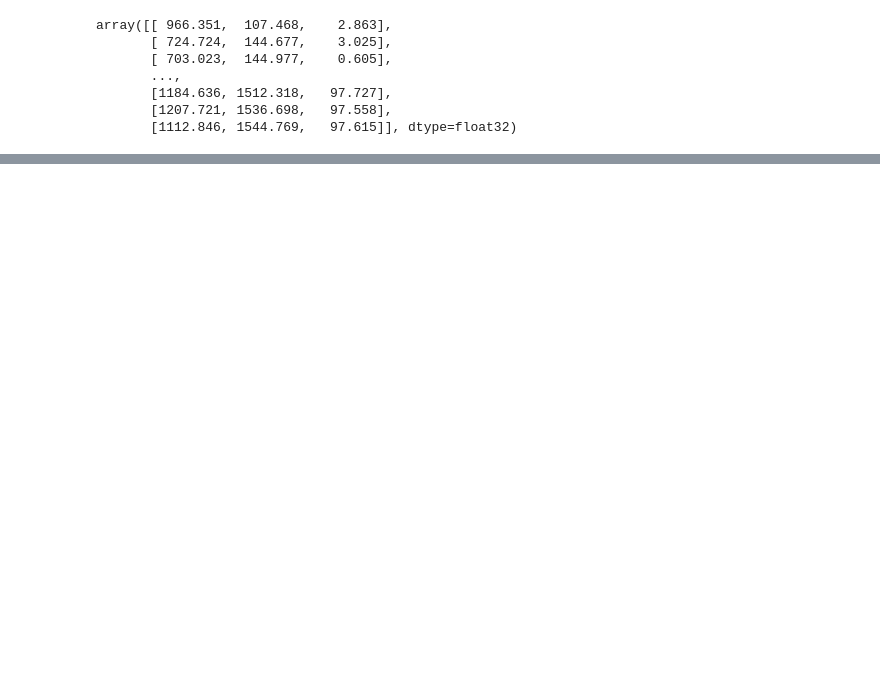
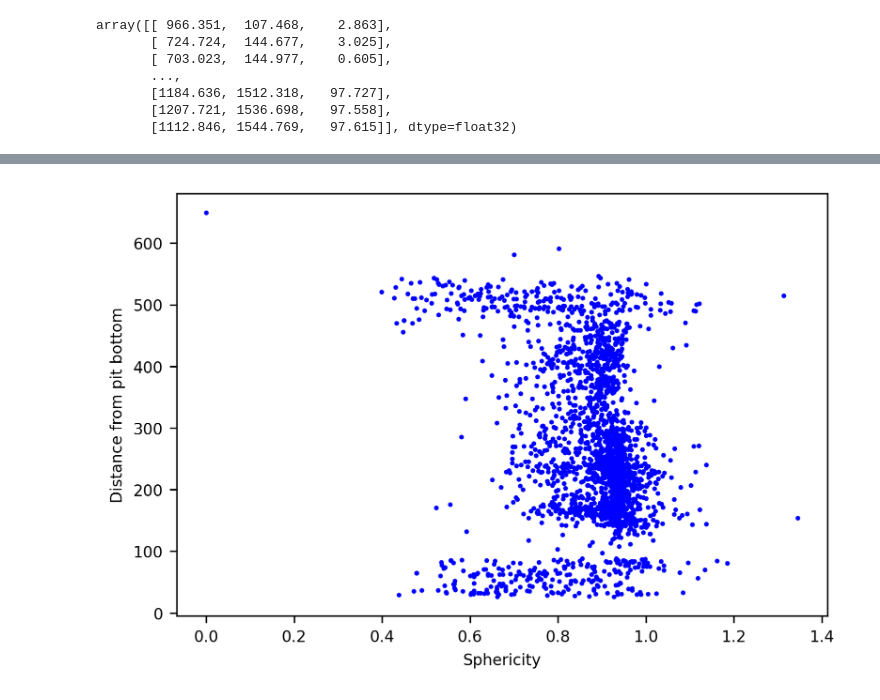
Before and after one commit to gianthk/CERIC-Franceschin, a Jupyter notebook: notebooks/perline_2.ipynb, the cells around one changed output, grey strips where cells are left out. Saved outputs shown, nothing was run; the diff lists cells and outputs as text; code cells hidden in the pictures; blank space fills up the shorter version.

```diff
--- a/notebooks/perline_2.ipynb
+++ b/notebooks/perline_2.ipynb
@@ -238,0 +281,7 @@ meshio.write_points_cells("foo.vtk", centresOfMass[1:, [2, 1, 0]], [], point_dat
+# %%
+plt.scatter(sphericity, distances_pit_bottom, s=2, c="b")
+plt.ylabel("Distance from pit bottom")
+plt.xlabel("Sphericity")
+plt.show()
+# %% [output]
+[figure, added]
```
Also changed, not shown: parts of 23 cells of this notebook, 1 other file.
